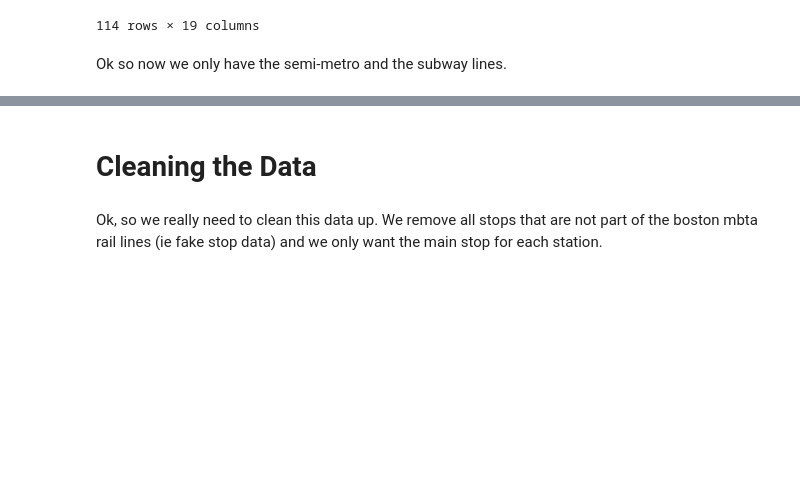
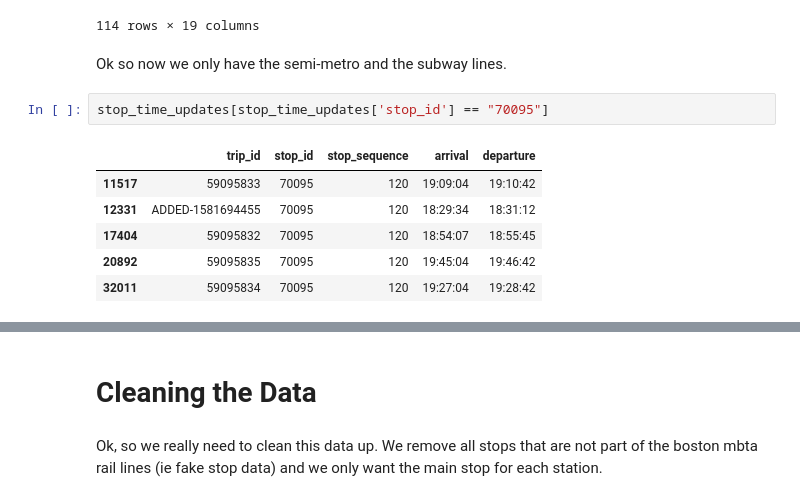
Before and after one commit to MarkusG/math-168-project, a Jupyter notebook: PresentationStuff/GettingStartedWithBoston.ipynb, the cells around one changed output, grey strips where cells are left out. Cells and saved outputs as stored; diff of their text form; blank space fills up the shorter version.

```diff
--- a/PresentationStuff/GettingStartedWithBoston.ipynb
+++ b/PresentationStuff/GettingStartedWithBoston.ipynb
@@ -52,3 +54,12 @@ stops[stops["vehicle_type"] == 1]
 114 rows × 19 columns
 # %% [markdown]
 Ok so now we only have the semi-metro and the subway lines.
+# %%
+stop_time_updates[stop_time_updates['stop_id'] == "70095"]
+# %% [output]
+|  | trip_id | stop_id | stop_sequence | arrival | departure |
+| 11517 | 59095833 | 70095 | 120 | 19:09:04 | 19:10:42 |
+| 12331 | ADDED-1581694455 | 70095 | 120 | 18:29:34 | 18:31:12 |
+| 17404 | 59095832 | 70095 | 120 | 18:54:07 | 18:55:45 |
+| 20892 | 59095835 | 70095 | 120 | 19:45:04 | 19:46:42 |
+| 32011 | 59095834 | 70095 | 120 | 19:27:04 | 19:28:42 |
```
Also changed, not shown: parts of 15 cells of this notebook, 1 other file.
